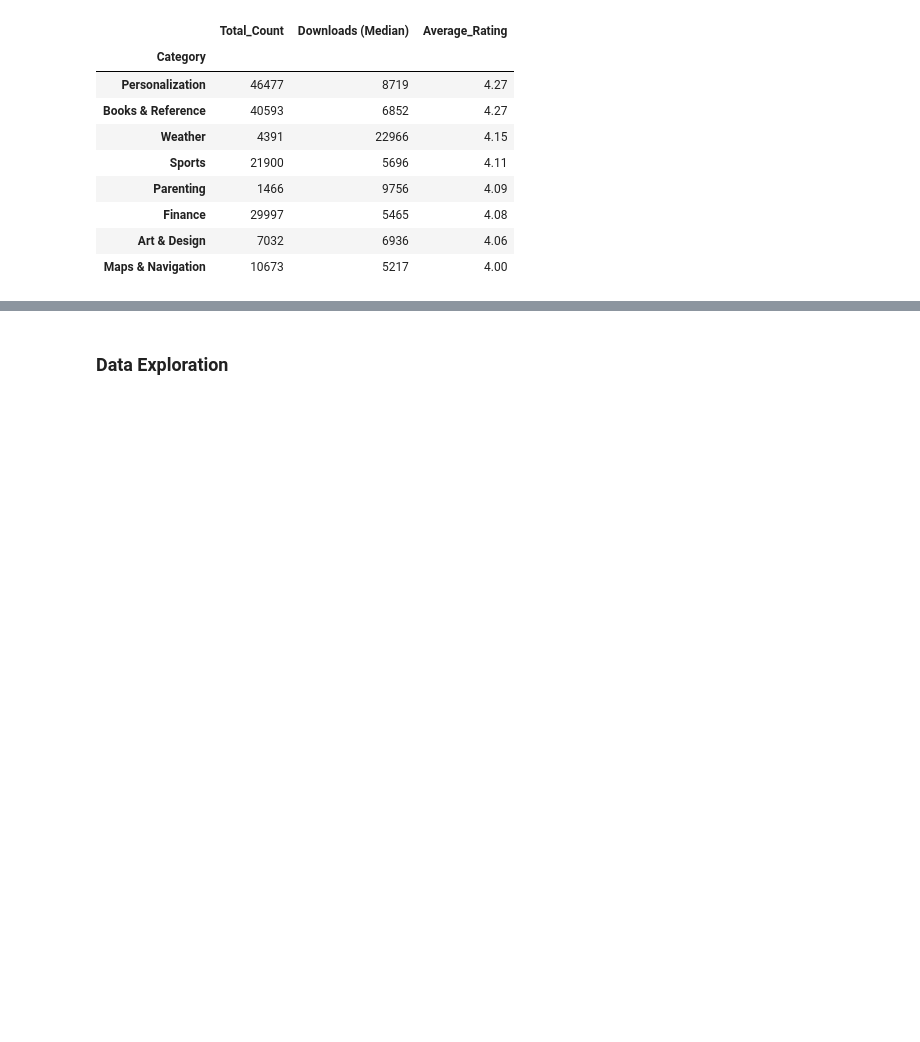
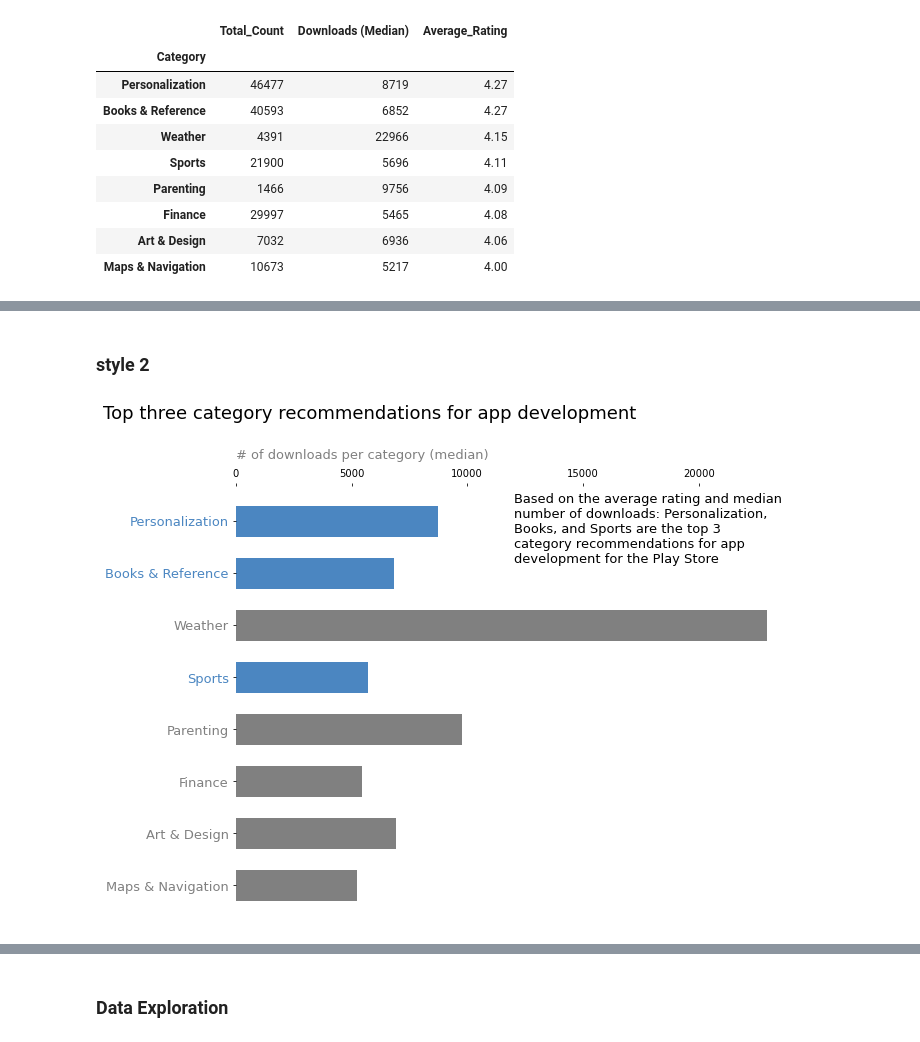
Before and after one commit to paul-trood/Portfolio-Mobile_app_recommendations, a Jupyter notebook: app_profile.ipynb, the cells around one changed output, grey strips where cells are left out. Saved outputs shown, nothing was run; the diff lists cells and outputs as text; code cells hidden in the pictures; blank space fills up the shorter version.

```diff
--- a/app_profile.ipynb
+++ b/app_profile.ipynb
@@ -972 +975,25 @@ plt.show()
+# %% [markdown]
+### style 2
+# %%
+fig, ax = plt.subplots(figsize = (10,8))
+colors = ["#4B86C1","#4B86C1","grey","#4B86C1","grey","grey","grey","grey"]
+
+plt.barh(pivot_table_android.index, pivot_table_android["Downloads (Median)"], color = colors, height = 0.6)
+plt.gca().invert_yaxis()
+plt.yticks(color = "grey", size = 13)
+plt.gca().get_yticklabels()[0].set_color("#4B86C1")
+plt.gca().get_yticklabels()[1].set_color("#4B86C1")
+plt.gca().get_yticklabels()[3].set_color("#4B86C1")
+ax.xaxis.tick_top()
+plt.title("Top three category recommendations for app development", size = 18, x = 0.24, y = 1.14)
+plt.gca().spines[["right","left", "top", "bottom"]].set_visible(False)
+plt.text(0.18, -1.2, "# of downloads per category (median)", size = 13, color = "grey")
+plt.text(12000, 0.8,'''Based on the average rating and median
+number of downloads: Personalization,
+Books, and Sports are the top 3
+category recommendations for app
+development for the Play Store''', size = 13, color = "black")
+plt.show()
+# %% [output]
+[figure, added]
 # %%
```
Also changed, not shown: parts of 10 cells of this notebook.
